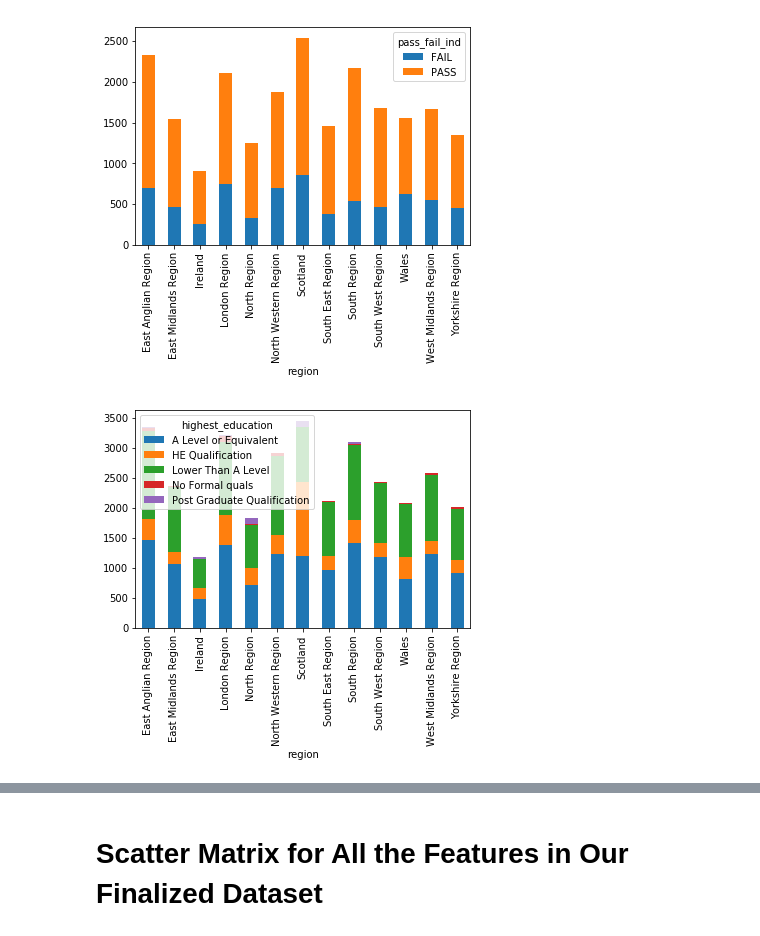
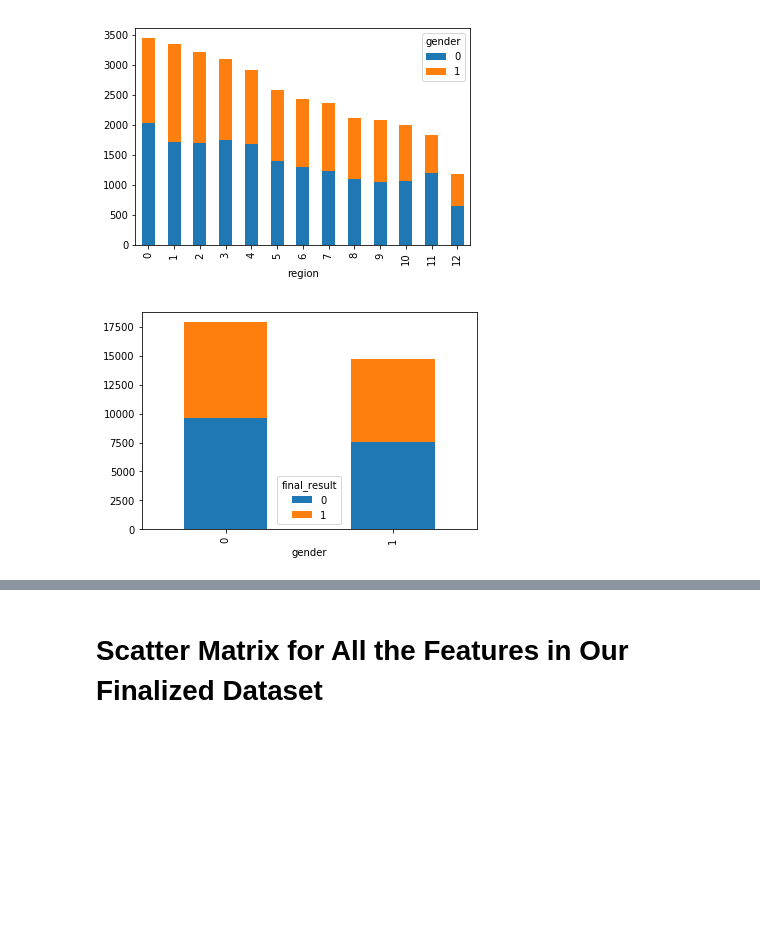
Before and after one commit to lmschreib/Exploratory-Data-Analysis, a Jupyter notebook: Exploratory Data Analysis Connected to Database.ipynb, the cells around one changed output, grey strips where cells are left out. Saved outputs shown, nothing was run; the diff lists cells and outputs as text; code cells hidden in the pictures; blank space fills up the shorter version.

```diff
--- a/Exploratory Data Analysis Connected to Database.ipynb
+++ b/Exploratory Data Analysis Connected to Database.ipynb
@@ -41,8 +37,11 @@ except (Exception) as error:
 conn = connectDB("Dataset")
 
 # extract everything from 'table_name' into a dataframe
-df = pd_sql.read_sql(f"select * from public.\"analysisFeatures\" ", con=conn).reset_index()
+df = pd_sql.read_sql(f"select * from public.\"featureSTG\" ", con=conn)
+df_missing_values = pd_sql.read_sql(f"select * from public.\"analysisDataset\" ", con=conn)
 #code to be able to view all the columns in pandas dataframe
 pd.set_option('display.max_columns', 50)
+
+#check to see the correct table was imported
 df.head()
 # %% [output]
@@ -113,10 +153,13 @@ Name: region, dtype: int64
+# %%
+#check out gender by each region
+#df['region', 'highest_education'].counts()
+df.groupby(['region','gender']).size().unstack().plot(kind='bar',stacked=True)
+plt.show()
+# %% [output]
+[figure, added]
 # %%
-df.groupby(['region','pass_fail_ind']).size().unstack().plot(kind='bar',stacked=True)
+#investigate pass rates based on gender
+df.groupby(['gender', 'final_result']).size().unstack().plot(kind='bar',stacked=True)
 plt.show()
 # %% [output]
-[figure, old version]
+[figure, new version]
-# %%
-df.groupby(['region','highest_education']).size().unstack().plot(kind='bar',stacked=True)
-plt.show()
-# %% [output]
-[figure, removed]
```
Also changed, not shown: parts of 43 cells of this notebook.
